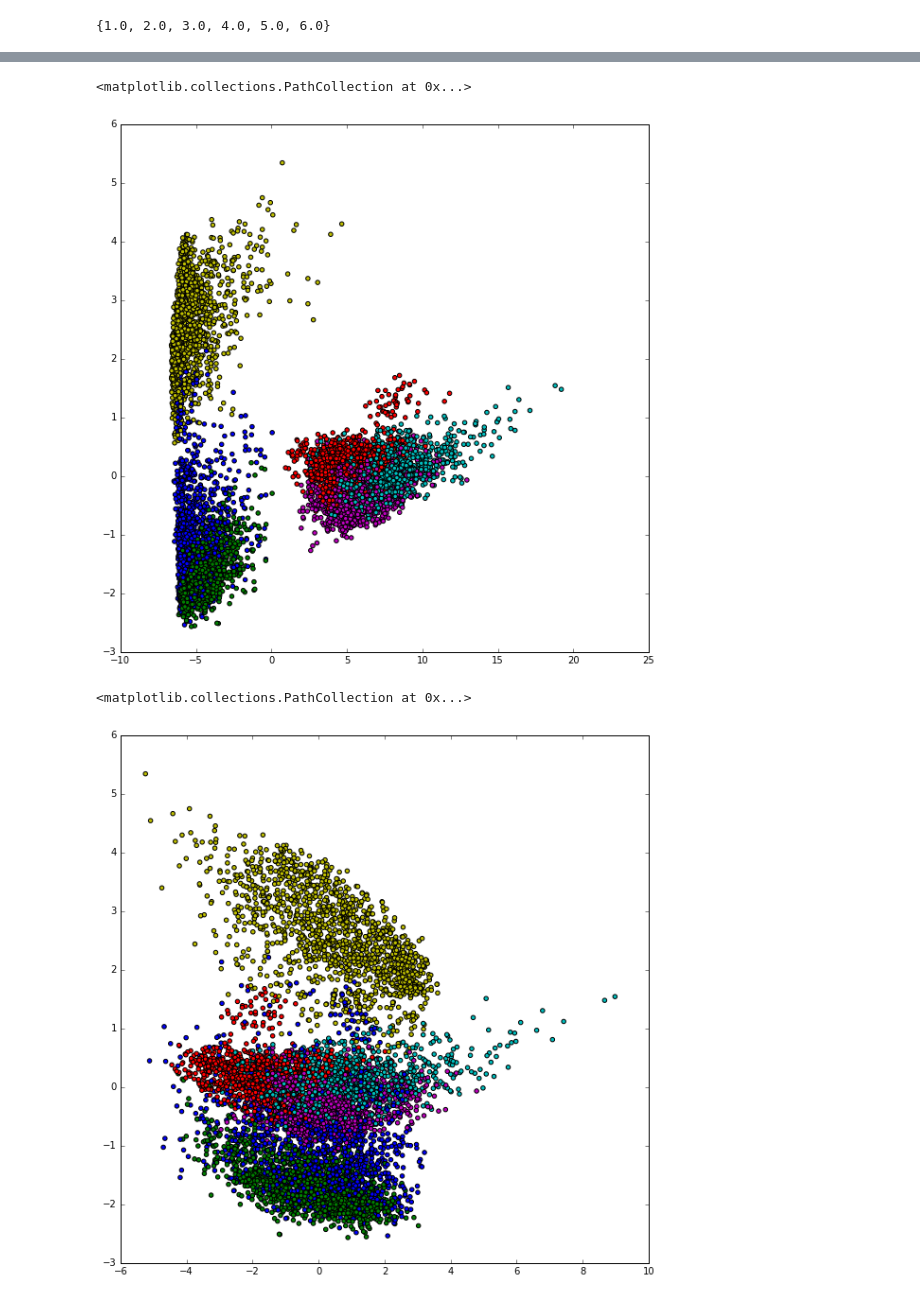
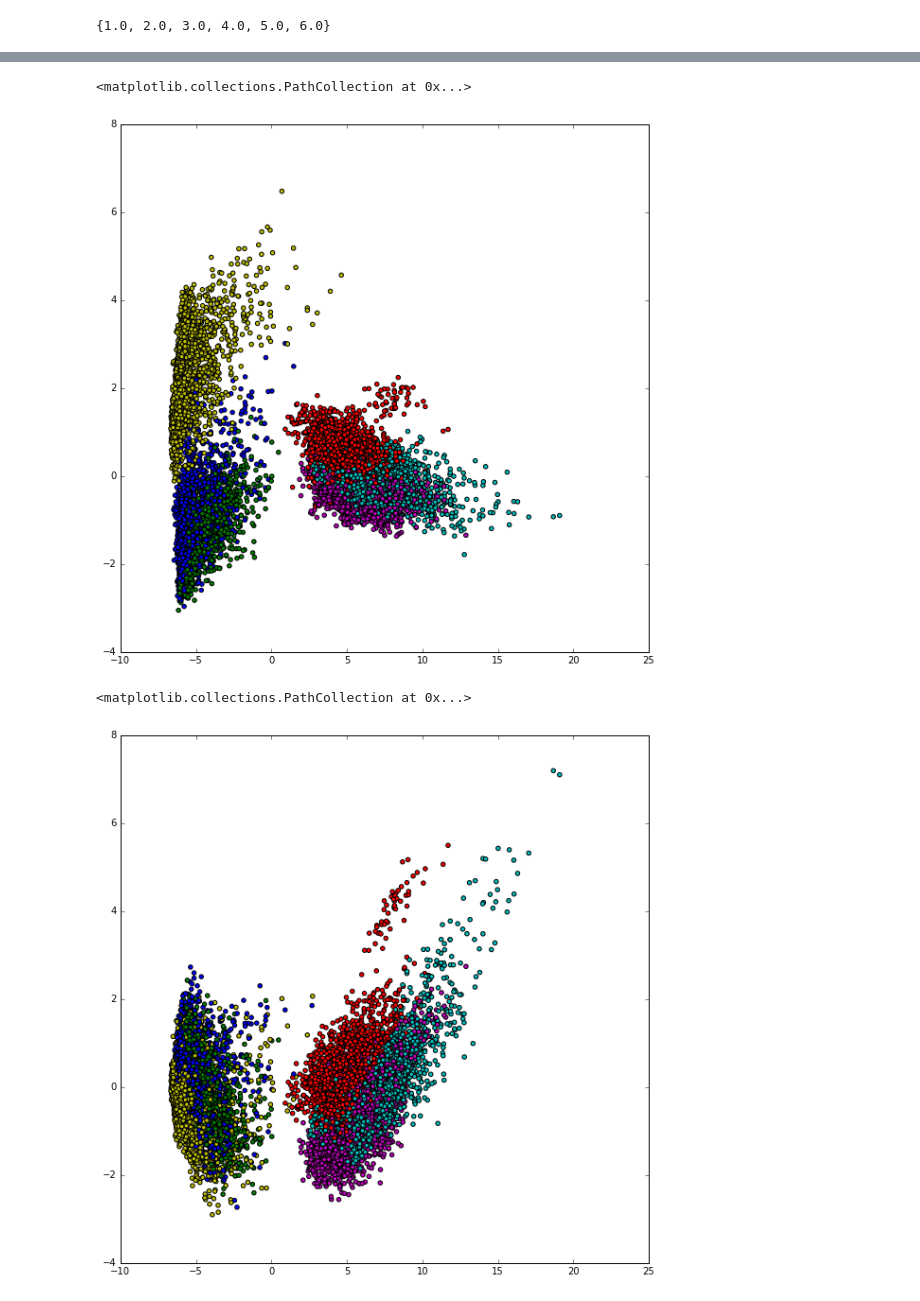
Before and after one commit to Gentu-Ding/HAMP-DHWZZ, a Jupyter notebook: HAR.ipynb, the cells around one changed output, grey strips where cells are left out. Cells and saved outputs as stored; diff of their text form; code cells hidden in the pictures.

```diff
--- a/HAR.ipynb
+++ b/HAR.ipynb
@@ -15,3 +15,8 @@ y = np.loadtxt(y)
+# %%
+Xt = '/Users/samweisenthal/Downloads/UCI HAR Dataset/test/X_test.txt'
+yt = '/Users/samweisenthal/Downloads/UCI HAR Dataset/test/y_test.txt'
+Xt = np.loadtxt(Xt)
+yt = np.loadtxt(yt)
 # %%
 X.shape
 # %% [output]
@@ -22,0 +36,4 @@ y.shape
+# %%
+X = np.concatenate((X,Xt),axis=0)
+# %%
+y=np.concatenate((y,yt),axis=0)
@@ -37,12 +68,12 @@ fig,ax=plt.subplots(figsize=(10,10))
 ax.scatter(com[:,0],com[:,2],c=list(c['color']))
 # %% [output]
 <matplotlib.collections.PathCollection at 0x...>
-[figure, old version]
+[figure, new version]
 # %%
 fig,ax=plt.subplots(figsize=(10,10))
-ax.scatter(com[:,1],com[:,2],c=list(c['color']))
+ax.scatter(com[:,0],com[:,3],c=list(c['color']))
 # %% [output]
 <matplotlib.collections.PathCollection at 0x...>
-[figure, old version]
+[figure, new version]
 # %%
 fig,ax=plt.subplots(figsize=(10,10))
```
Also changed, not shown: parts of 22 cells of this notebook.
